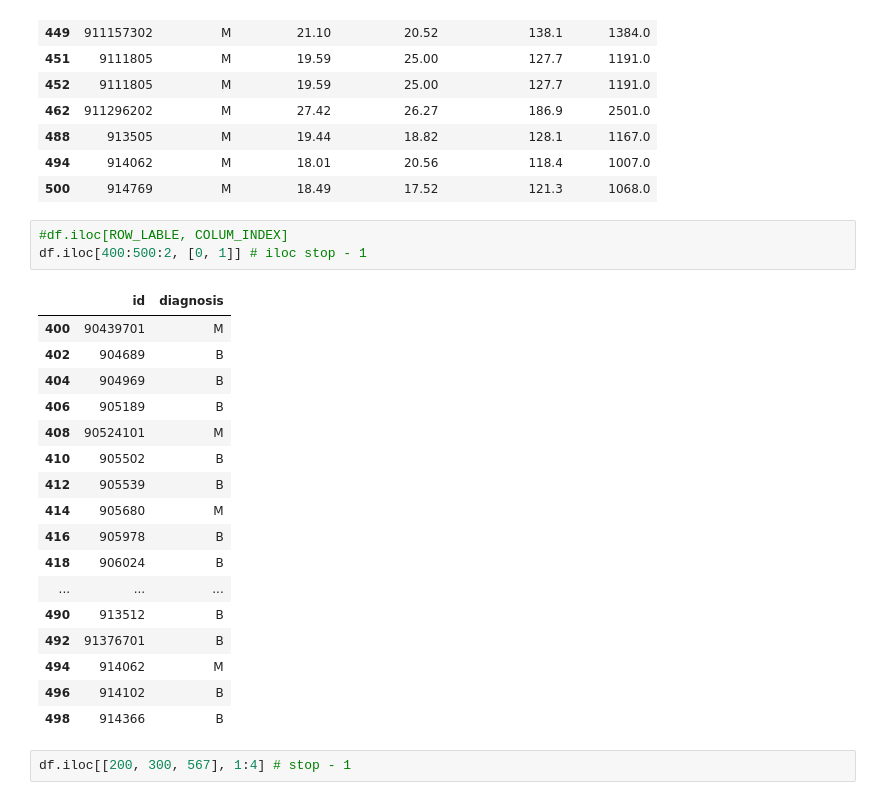
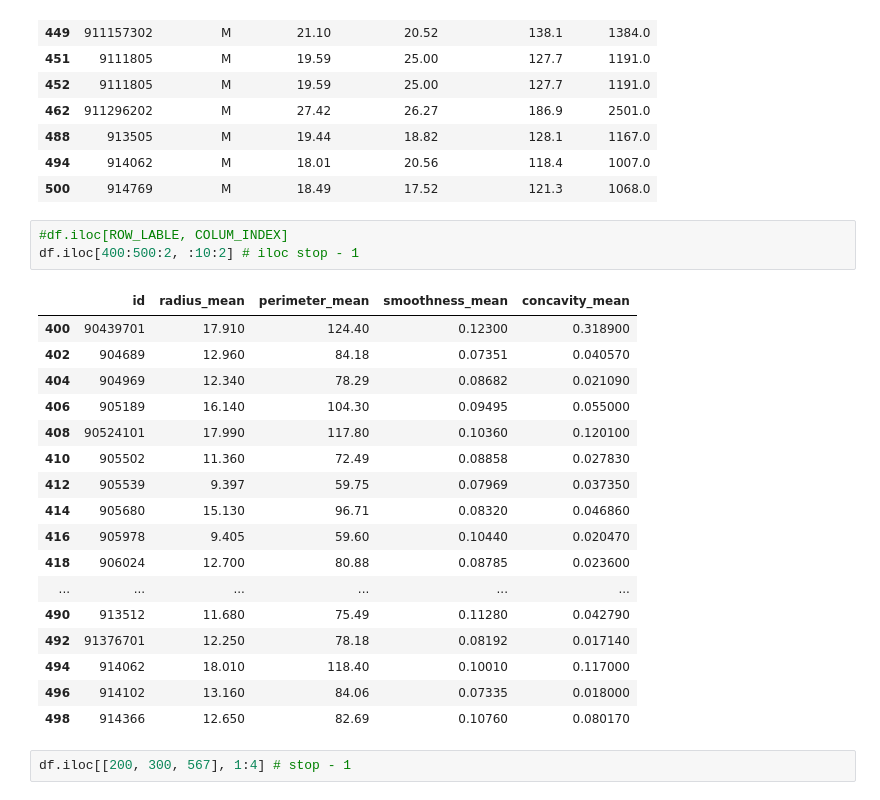
Before and after one commit to BeelzebubCode/Python-Tutorial, a Jupyter notebook: 66310837/Machine_Learning/IntroToPandas01.ipynb, the cells around one changed output. Drawn from its saved outputs; the diff is of its cells as text.

```diff
--- a/66310837/Machine_Learning/IntroToPandas01.ipynb
+++ b/66310837/Machine_Learning/IntroToPandas01.ipynb
@@ -475,25 +553,25 @@ df_filtered.loc[400:500, 'id':'area_mean']
 | 500 | 914769 | M | 18.49 | 17.52 | 121.3 | 1068.0 |
 # %%
 #df.iloc[ROW_LABLE, COLUM_INDEX]
-df.iloc[400:500:2, [0, 1]] # iloc stop - 1
+df.iloc[400:500:2, :10:2] # iloc stop - 1
 # %% [output]
-|  | id | diagnosis |
-| 400 | 90439701 | M |
-| 402 | 904689 | B |
-| 404 | 904969 | B |
-| 406 | 905189 | B |
-| 408 | 90524101 | M |
-| 410 | 905502 | B |
-| 412 | 905539 | B |
-| 414 | 905680 | M |
-| 416 | 905978 | B |
-| 418 | 906024 | B |
-| ... | ... | ... |
-| 490 | 913512 | B |
-| 492 | 91376701 | B |
-| 494 | 914062 | M |
-| 496 | 914102 | B |
-| 498 | 914366 | B |
+|  | id | radius_mean | perimeter_mean | smoothness_mean | concavity_mean |
+| 400 | 90439701 | 17.910 | 124.40 | 0.12300 | 0.318900 |
+| 402 | 904689 | 12.960 | 84.18 | 0.07351 | 0.040570 |
+| 404 | 904969 | 12.340 | 78.29 | 0.08682 | 0.021090 |
+| 406 | 905189 | 16.140 | 104.30 | 0.09495 | 0.055000 |
+| 408 | 90524101 | 17.990 | 117.80 | 0.10360 | 0.120100 |
+| 410 | 905502 | 11.360 | 72.49 | 0.08858 | 0.027830 |
+| 412 | 905539 | 9.397 | 59.75 | 0.07969 | 0.037350 |
+| 414 | 905680 | 15.130 | 96.71 | 0.08320 | 0.046860 |
+| 416 | 905978 | 9.405 | 59.60 | 0.10440 | 0.020470 |
+| 418 | 906024 | 12.700 | 80.88 | 0.08785 | 0.023600 |
+| ... | ... | ... | ... | ... | ... |
+| 490 | 913512 | 11.680 | 75.49 | 0.11280 | 0.042790 |
+| 492 | 91376701 | 12.250 | 78.18 | 0.08192 | 0.017140 |
+| 494 | 914062 | 18.010 | 118.40 | 0.10010 | 0.117000 |
+| 496 | 914102 | 13.160 | 84.06 | 0.07335 | 0.018000 |
+| 498 | 914366 | 12.650 | 82.69 | 0.10760 | 0.080170 |
 # %%
 df.iloc[[200, 300, 567], 1:4] # stop - 1
 # %% [output]
```
Also changed, not shown: parts of 30 cells of this notebook.
